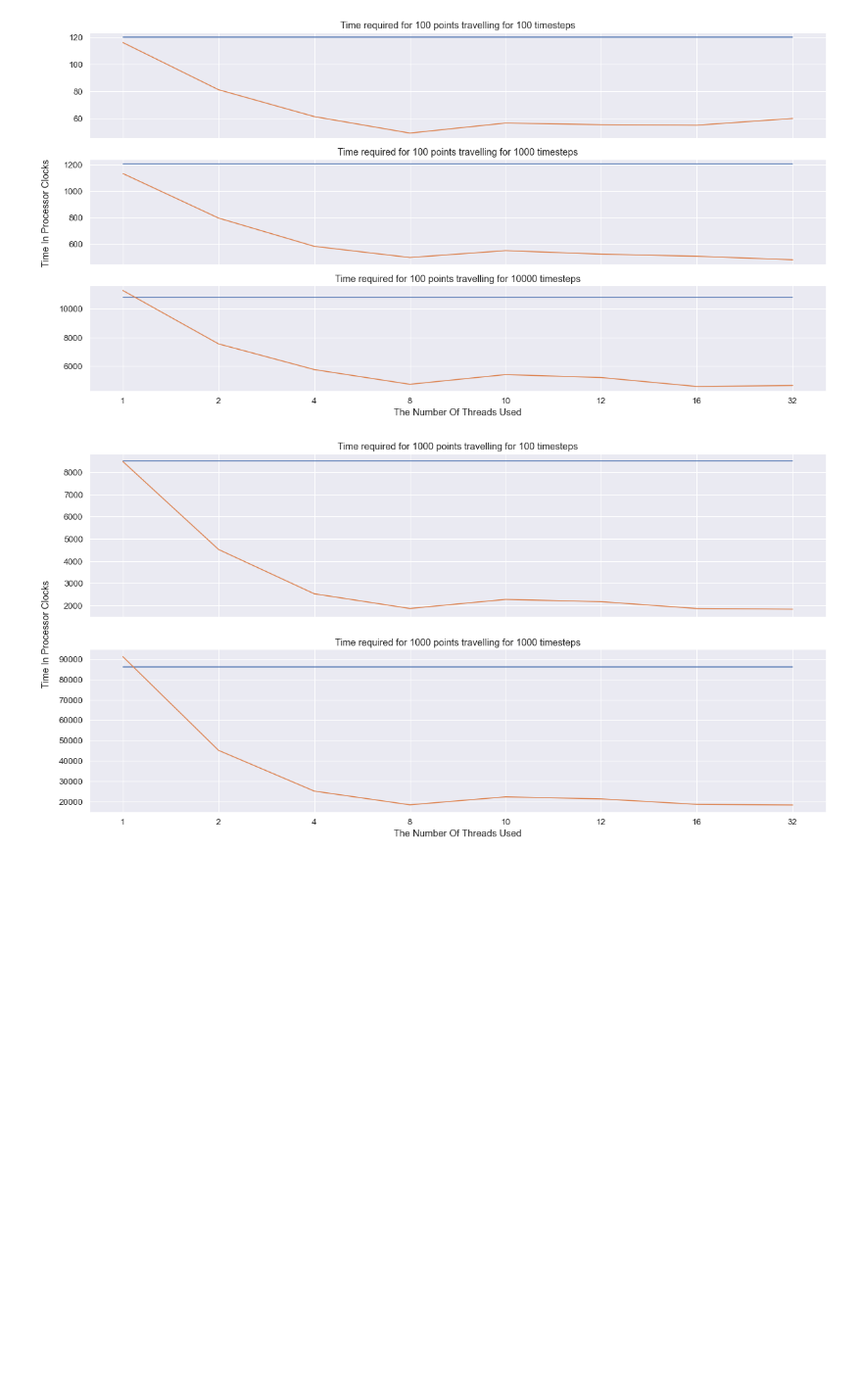
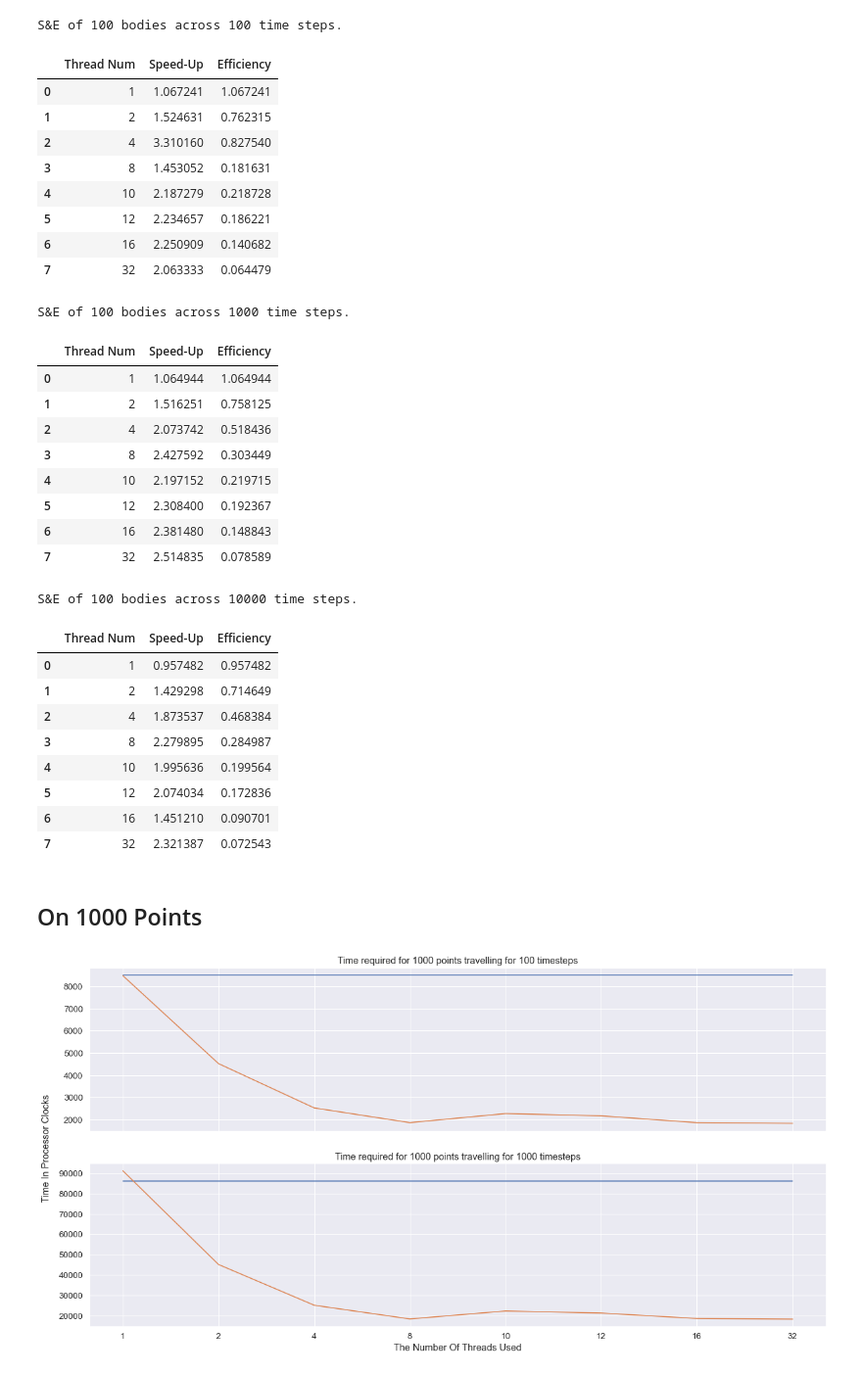
Before and after one commit to Raincwail/Differential-Equations-Solver, a Jupyter notebook: comparison.ipynb, the cells around one changed output. Shown at 98% size. Cells and saved outputs as stored; diff of their text form; code cells hidden in the pictures; blank space fills up the shorter version.

```diff
--- a/comparison.ipynb
+++ b/comparison.ipynb
@@ -1,6 +5,10 @@
 # %%
 import matplotlib.pyplot as plt
 import seaborn as sns
+import pandas as pd
+import numpy as np
+from celluloid import Camera
+import matplotlib.cm as cm
 
 sns.set(font_scale=1.2)
 
@@ -75,3 +83,21 @@ class Comparison:
             axs.plot(self.values_paral)
             axs.set_title("Time required for " + str(self.bodies) + " points travelling for " + str(self.time_steps[0]) + " timesteps")
             axs.set_xticklabels(['']+self.thread_nums)
+
+    def printTimeAnalysis(self):
+        val_iter = np.array(self.values_iter)
+        val_par  = np.array(self.values_paral)
+        threads  = np.array(self.thread_nums)
+        thr_len = len(threads)
+
+        for i in range(len(self.time_steps)):
+            # print(np.divide([val_iter[i]] * thr_len, val_par[i : i + thr_len]))
+            # print(np.divide([val_iter[i]] * thr_len, threads * val_par[i: i + thr_len]))
+
+            res = pd.DataFrame({
+                "Thread Num" : threads,
+                "Speed-Up" : np.divide([val_iter[i]] * thr_len, val_par[i * thr_len : i * thr_len + thr_len]),
+                "Efficiency" : np.divide([val_iter[i]] * thr_len, threads * val_par[i * thr_len : i * thr_len + thr_len])
+            })
+
+            display(res.style.set_caption(f"S&E of {self.bodies} bodies across {self.time_steps[i]} time steps."))
@@ -80,7 +111,38 @@ Points100 = Comparison()
 # %%
-Points100.printComparison()
+Points100.printTimeAnalysis()
 # %% [output]
-[figure, removed]
+S&E of 100 bodies across 100 time steps.
+|  | Thread Num | Speed-Up | Efficiency |
+| 0 | 1 | 1.067241 | 1.067241 |
+| 1 | 2 | 1.524631 | 0.762315 |
+| 2 | 4 | 3.310160 | 0.827540 |
+| 3 | 8 | 1.453052 | 0.181631 |
+| 4 | 10 | 2.187279 | 0.218728 |
+| 5 | 12 | 2.234657 | 0.186221 |
+| 6 | 16 | 2.250909 | 0.140682 |
+| 7 | 32 | 2.063333 | 0.064479 |
+S&E of 100 bodies across 1000 time steps.
+|  | Thread Num | Speed-Up | Efficiency |
+| 0 | 1 | 1.064944 | 1.064944 |
+| 1 | 2 | 1.516251 | 0.758125 |
+| 2 | 4 | 2.073742 | 0.518436 |
+| 3 | 8 | 2.427592 | 0.303449 |
+| 4 | 10 | 2.197152 | 0.219715 |
+| 5 | 12 | 2.308400 | 0.192367 |
+| 6 | 16 | 2.381480 | 0.148843 |
+| 7 | 32 | 2.514835 | 0.078589 |
+S&E of 100 bodies across 10000 time steps.
+|  | Thread Num | Speed-Up | Efficiency |
+| 0 | 1 | 0.957482 | 0.957482 |
+| 1 | 2 | 1.429298 | 0.714649 |
+| 2 | 4 | 1.873537 | 0.468384 |
+| 3 | 8 | 2.279895 | 0.284987 |
+| 4 | 10 | 1.995636 | 0.199564 |
+| 5 | 12 | 2.074034 | 0.172836 |
+| 6 | 16 | 1.451210 | 0.090701 |
+| 7 | 32 | 2.321387 | 0.072543 |
+# %% [markdown]
+## On 1000 Points
 # %%
 Points1000 = Comparison(bodies=1000, time_steps=[100, 1000])
 Points1000.printComparison()
```
Also changed, not shown: parts of 14 cells of this notebook, 8 other files.
